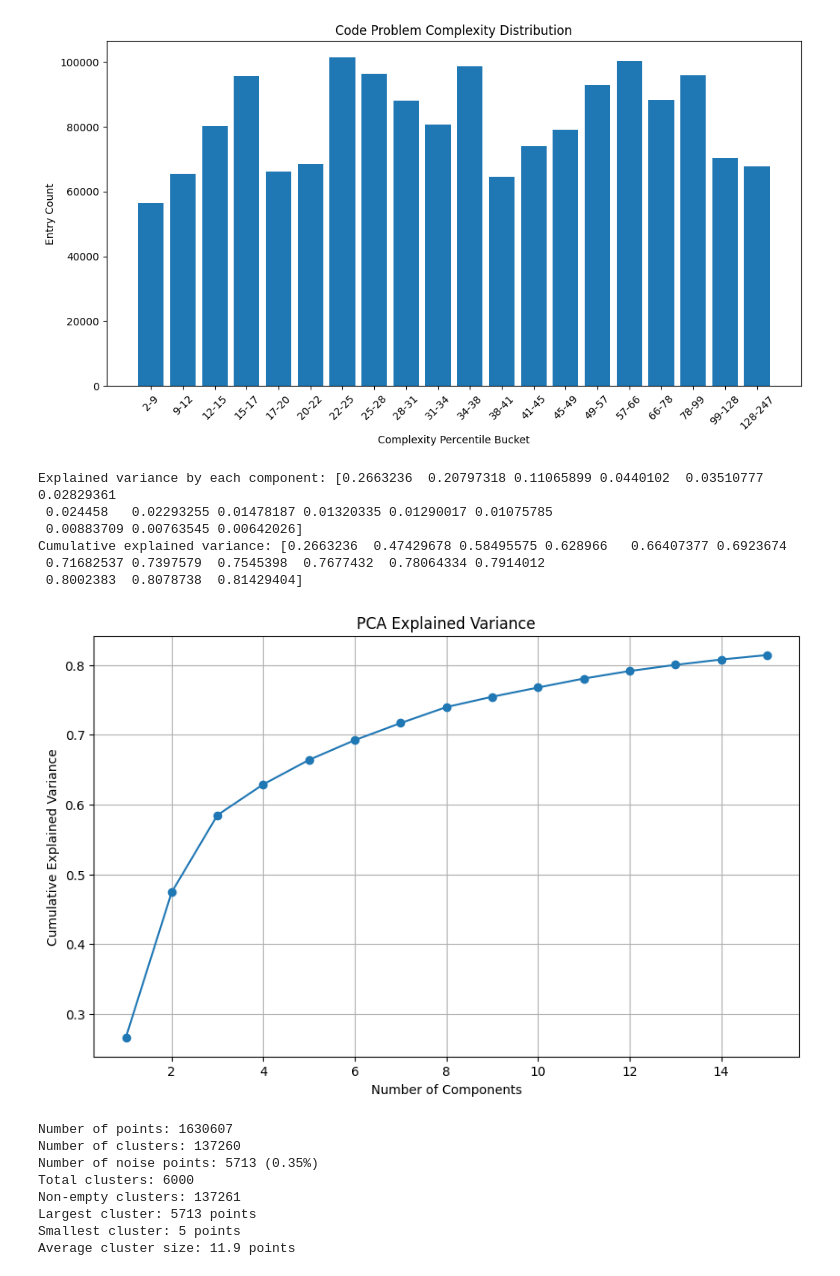
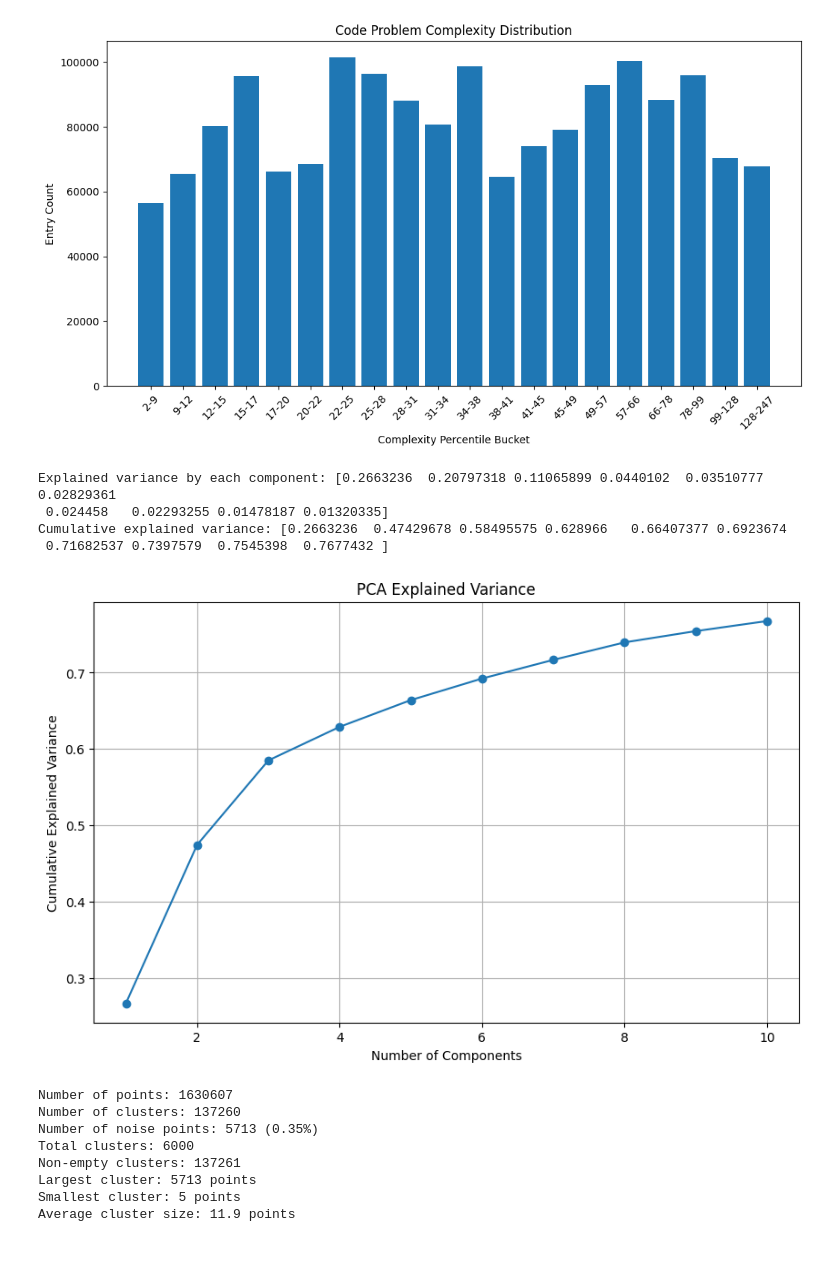
Before and after one commit to Ovanerven/DL2_CodeI-O, a Jupyter notebook: notebook.ipynb, the cells around one changed output. Saved outputs shown, nothing was run; the diff lists cells and outputs as text; code cells hidden in the pictures.

```diff
--- a/notebook.ipynb
+++ b/notebook.ipynb
@@ -570,16 +570,14 @@ def reduce_dimensions(embeddings, n_components=10, plot_variance=False):
 
     return reduced_embeddings
 # %%
-reduced_normalized_embeddings_15 = reduce_dimensions(normalized_embeddings,15, plot_variance = True)
+reduced_normalized_embeddings_10 = reduce_dimensions(normalized_embeddings,10, plot_variance = True)
 # embeddings = torch.from_numpy(reduced_embeddings)
 # %% [output]
 Explained variance by each component: [0.2663236  0.20797318 0.11065899 0.0440102  0.03510777 0.02829361
- 0.024458   0.02293255 0.01478187 0.01320335 0.01290017 0.01075785
- 0.00883709 0.00763545 0.00642026]
+ 0.024458   0.02293255 0.01478187 0.01320335]
 Cumulative explained variance: [0.2663236  0.47429678 0.58495575 0.628966   0.66407377 0.6923674
- 0.71682537 0.7397579  0.7545398  0.7677432  0.78064334 0.7914012
- 0.8002383  0.8078738  0.81429404]
+ 0.71682537 0.7397579  0.7545398  0.7677432 ]
-[figure, old version]
+[figure, new version]
 # %%
 # Analuyze clusters function
 import numpy as np
```
Also changed, not shown: parts of 5 cells of this notebook, 3 other files.
